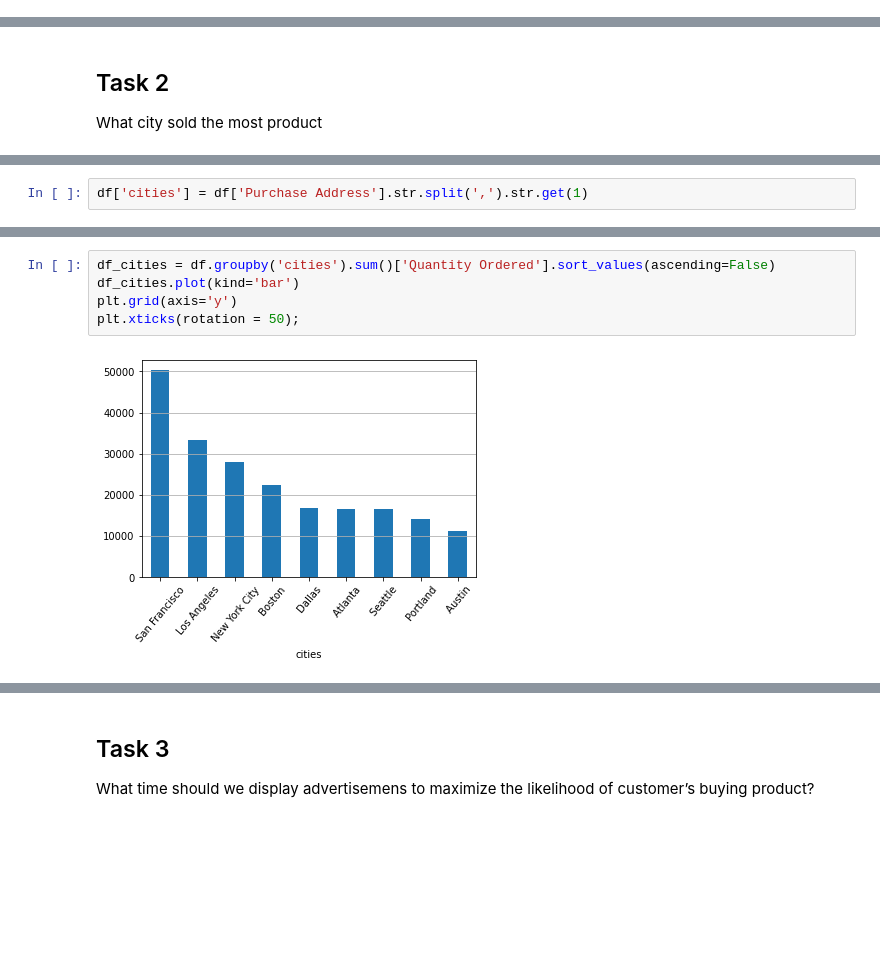
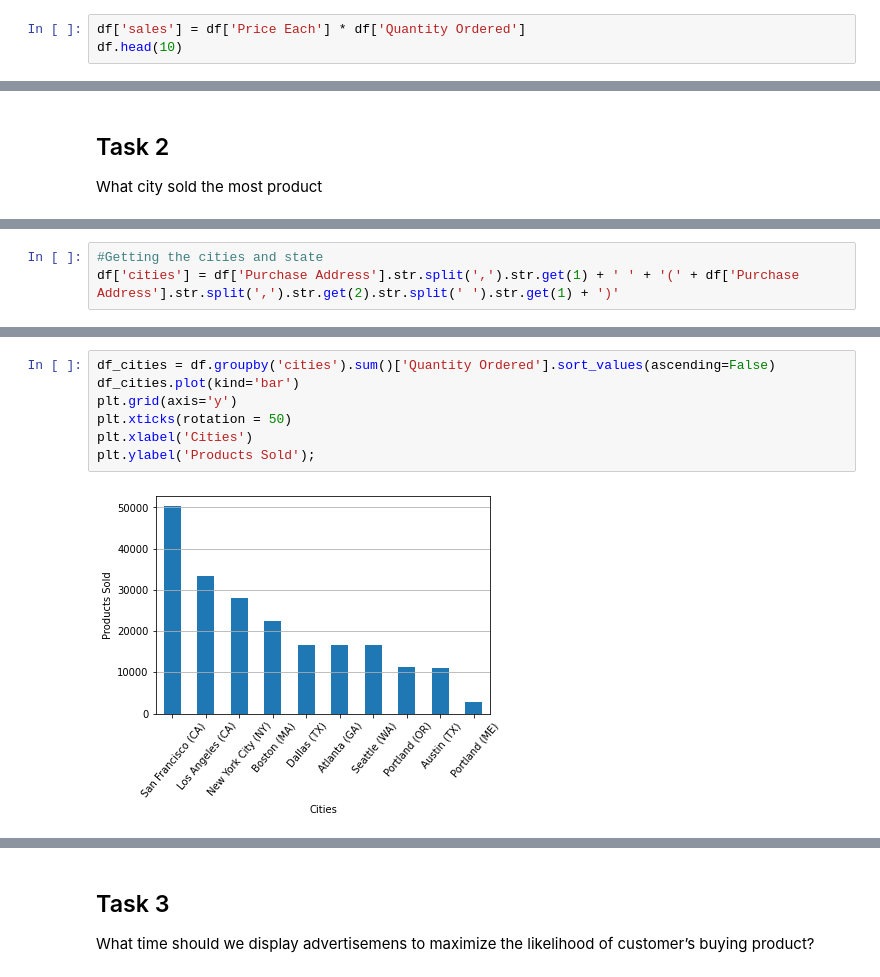
Before and after one commit to Uchoa-Gui/DataScience-Projects, a Jupyter notebook: notebooks/Sales_Analysis.ipynb, the cells around one changed output, grey strips where cells are left out. Cells and saved outputs as stored; diff of their text form; blank space fills up the shorter version.

Commit message:
Update Sales_Analysis.ipynb
Organizing the analysis and fixing some mistakes. Starting to answer task 3.

```diff
--- a/notebooks/Sales_Analysis.ipynb
+++ b/notebooks/Sales_Analysis.ipynb
@@ -161,3 +130,6 @@ df.drop('Unnamed: 0', axis=1, inplace=True)
 # %%
 df['Price Each'] = df['Price Each'].astype(float)
 df['Quantity Ordered'] = df['Quantity Ordered'].astype(float)
+# %%
+df['sales'] = df['Price Each'] * df['Quantity Ordered']
+df.head(10)
@@ -208,3 +194,4 @@ df.head()
 # %%
-df['cities'] = df['Purchase Address'].str.split(',').str.get(1)
+#Getting the cities and state
+df['cities'] = df['Purchase Address'].str.split(',').str.get(1) + ' ' + '(' + df['Purchase Address'].str.split(',').str.get(2).str.split(' ').str.get(1) + ')'
 # %%
@@ -219,7 +217,9 @@ df.head()
 # %%
 df_cities = df.groupby('cities').sum()['Quantity Ordered'].sort_values(ascending=False)
 df_cities.plot(kind='bar')
 plt.grid(axis='y')
-plt.xticks(rotation = 50);
+plt.xticks(rotation = 50)
+plt.xlabel('Cities')
+plt.ylabel('Products Sold');
 # %% [output]
-[figure, old version]
+[figure, new version]
```
Also changed, not shown: parts of 19 cells of this notebook.
